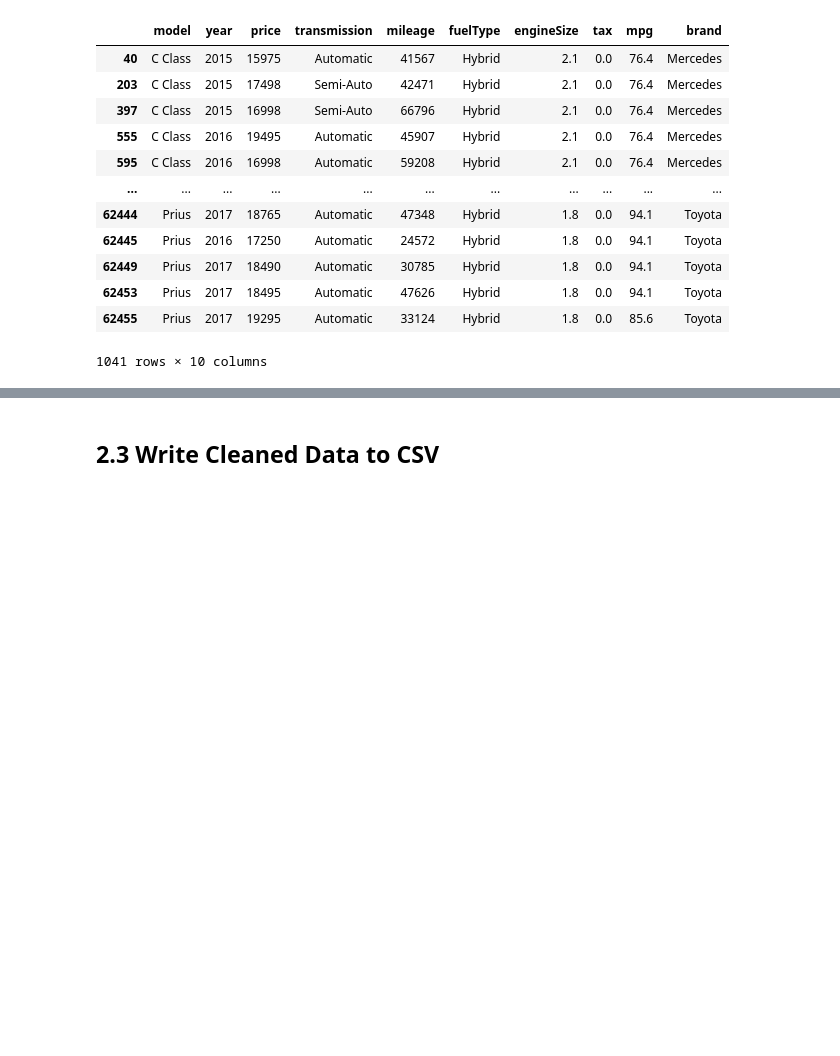
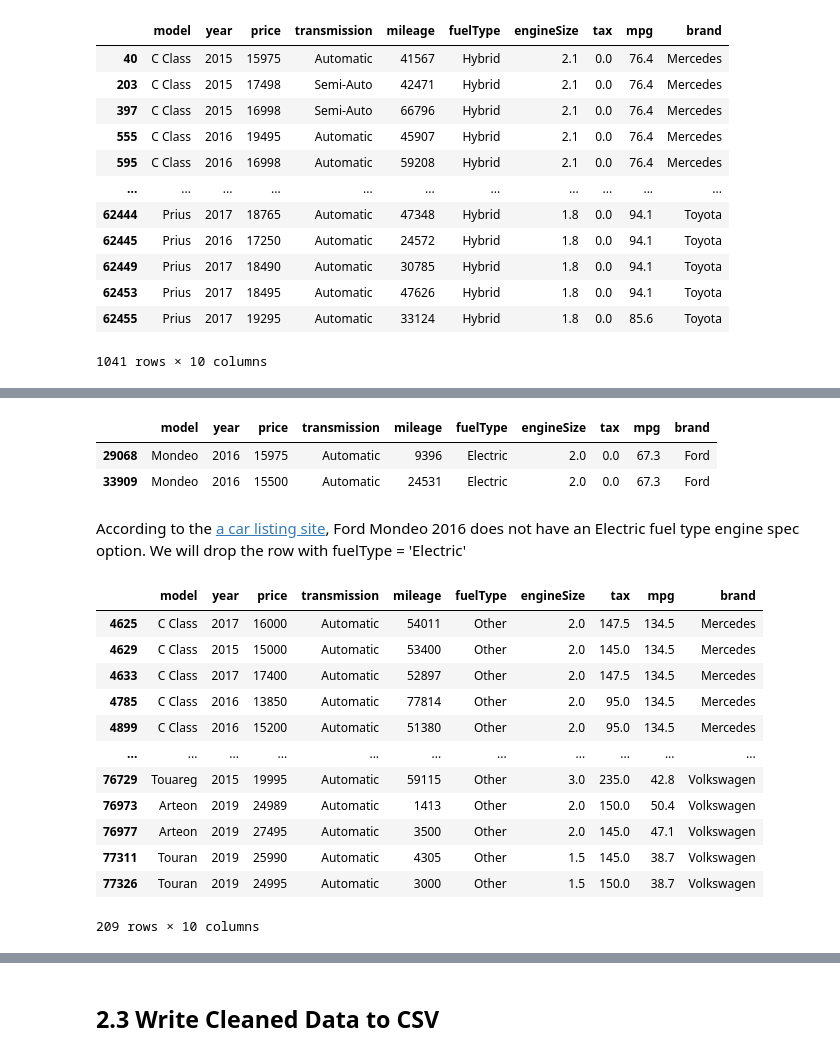
Before and after one commit to d-widyantama/ML-Regression-UsedCarsPrediction-finpro-alpha, a Jupyter notebook: 2-Cleaning.ipynb, the cells around one changed output, grey strips where cells are left out. Saved outputs shown, nothing was run; the diff lists cells and outputs as text; code cells hidden in the pictures; blank space fills up the shorter version.

Commit message:
Update on cleaning notebook and output combined dataset

```diff
--- a/2-Cleaning.ipynb
+++ b/2-Cleaning.ipynb
@@ -1154,3 +1167,3 @@ combined_final['tax']
 # %%
 #Drop rows with tax equal to 0
-combined_final = combined_final[combined_final['tax'] != 0]
+# combined_final = combined_final[combined_final['tax'] != 0]
@@ -1156,0 +1193,3 @@ combined_final = combined_final[combined_final['tax'] != 0]
+# %%
+#Drop rows with Other in transmission column
+combined_final = combined_final[combined_final['transmission'] != 'Other']
@@ -1156,0 +1209,29 @@ combined_final = combined_final[combined_final['tax'] != 0]
+# %%
+#Check value counts on transmission column
+combined_final[combined_final['fuelType'] == 'Electric']
+# %% [output]
+|  | model | year | price | transmission | mileage | fuelType | engineSize | tax | mpg | brand |
+| 29068 | Mondeo | 2016 | 15975 | Automatic | 9396 | Electric | 2.0 | 0.0 | 67.3 | Ford |
+| 33909 | Mondeo | 2016 | 15500 | Automatic | 24531 | Electric | 2.0 | 0.0 | 67.3 | Ford |
+# %% [markdown]
+According to the [a car listing site](https://www.carsguide.com.au/ford/mondeo/price/2016), Ford Mondeo 2016 does not have an Electric fuel type engine spec option. We will drop the row with fuelType = 'Electric'
+# %%
+#drop rows with fuelType equal to Electric
+combined_final = combined_final[combined_final['fuelType'] != 'Electric']
+# %%
+#Locate Other in fuelType column
+combined_final[combined_final['fuelType'] == 'Other']
+# %% [output]
+|  | model | year | price | transmission | mileage | fuelType | engineSize | tax | mpg | brand |
+| 4625 | C Class | 2017 | 16000 | Automatic | 54011 | Other | 2.0 | 147.5 | 134.5 | Mercedes |
+| 4629 | C Class | 2015 | 15000 | Automatic | 53400 | Other | 2.0 | 145.0 | 134.5 | Mercedes |
+| 4633 | C Class | 2017 | 17400 | Automatic | 52897 | Other | 2.0 | 147.5 | 134.5 | Mercedes |
+| 4785 | C Class | 2016 | 13850 | Automatic | 77814 | Other | 2.0 | 95.0 | 134.5 | Mercedes |
+| 4899 | C Class | 2016 | 15200 | Automatic | 51380 | Other | 2.0 | 95.0 | 134.5 | Mercedes |
+| ... | ... | ... | ... | ... | ... | ... | ... | ... | ... | ... |
+| 76729 | Touareg | 2015 | 19995 | Automatic | 59115 | Other | 3.0 | 235.0 | 42.8 | Volkswagen |
+| 76973 | Arteon | 2019 | 24989 | Automatic | 1413 | Other | 2.0 | 150.0 | 50.4 | Volkswagen |
+| 76977 | Arteon | 2019 | 27495 | Automatic | 3500 | Other | 2.0 | 145.0 | 47.1 | Volkswagen |
+| 77311 | Touran | 2019 | 25990 | Automatic | 4305 | Other | 1.5 | 145.0 | 38.7 | Volkswagen |
+| 77326 | Touran | 2019 | 24995 | Automatic | 3000 | Other | 1.5 | 150.0 | 38.7 | Volkswagen |
+209 rows × 10 columns
```
Also changed, not shown: parts of 16 cells of this notebook, 1 other file.
